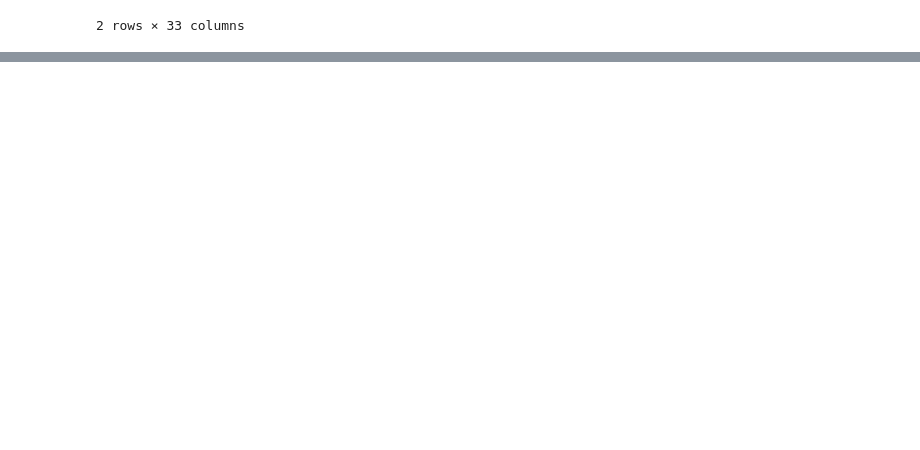
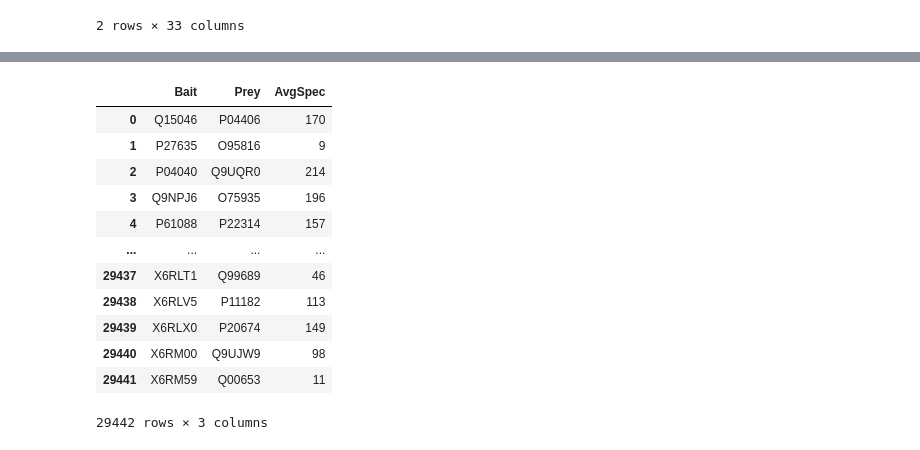
Before and after one commit to varjolab/ProteoGyver, a Jupyter notebook: app/generate_database.ipynb, the cells around one changed output, grey strips where cells are left out. Drawn from its saved outputs; the diff is of its cells as text; code cells hidden in the pictures; blank space fills up the shorter version.

```diff
--- a/app/generate_database.ipynb
+++ b/app/generate_database.ipynb
@@ -494,0 +642,16 @@ OperationalError: table control_sets already exists
+# %%
+df
+# %% [output]
+|  | Bait | Prey | AvgSpec |
+| 0 | Q15046 | P04406 | 170 |
+| 1 | P27635 | O95816 | 9 |
+| 2 | P04040 | Q9UQR0 | 214 |
+| 3 | Q9NPJ6 | O75935 | 196 |
+| 4 | P61088 | P22314 | 157 |
+| ... | ... | ... | ... |
+| 29437 | X6RLT1 | Q99689 | 46 |
+| 29438 | X6RLV5 | P11182 | 113 |
+| 29439 | X6RLX0 | P20674 | 149 |
+| 29440 | X6RM00 | Q9UJW9 | 98 |
+| 29441 | X6RM59 | Q00653 | 11 |
+29442 rows × 3 columns
```
Also changed, not shown: parts of 32 cells of this notebook, 42 other files.
